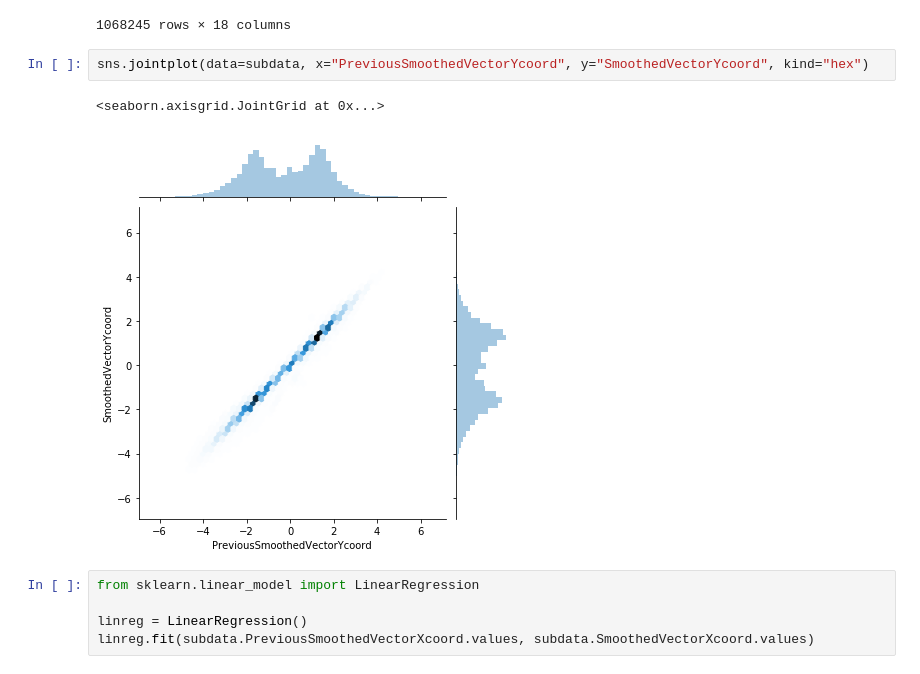
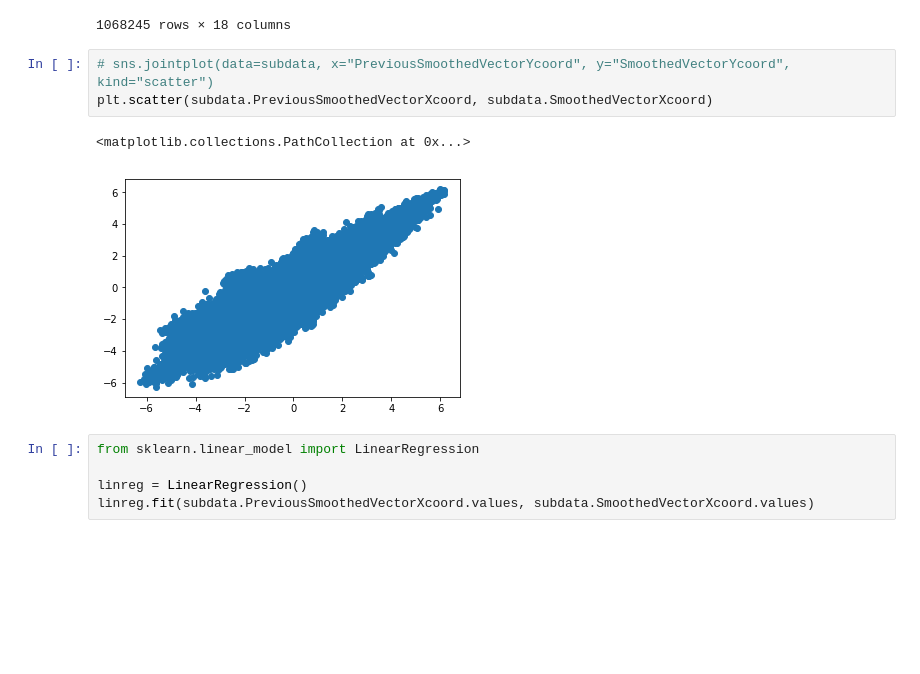
Before and after one commit to Dylan3636/ug4_project, a Jupyter notebook: notebooks/Untitled.ipynb, the cells around one changed output. Drawn from its saved outputs; the diff is of its cells as text; blank space fills up the shorter version.

```diff
--- a/notebooks/Untitled.ipynb
+++ b/notebooks/Untitled.ipynb
@@ -893,10 +893,11 @@ data
 | 1068244 | 1068244 | 1067489 | 240748000 | 2017-12-31 12:54:25 | 36.72124 | -75.60329 | 11.6 | 119.6 | 117.0 | ... |
 1068245 rows × 18 columns
 # %%
-sns.jointplot(data=subdata, x="PreviousSmoothedVectorYcoord", y="SmoothedVectorYcoord", kind="hex")
+# sns.jointplot(data=subdata, x="PreviousSmoothedVectorYcoord", y="SmoothedVectorYcoord", kind="scatter")
+plt.scatter(subdata.PreviousSmoothedVectorXcoord, subdata.SmoothedVectorXcoord)
 # %% [output]
-<seaborn.axisgrid.JointGrid at 0x...>
+<matplotlib.collections.PathCollection at 0x...>
-[figure, old version]
+[figure, new version]
 # %%
 from sklearn.linear_model import LinearRegression
 
```
Also changed, not shown: parts of 8 cells of this notebook, 8 other files.
